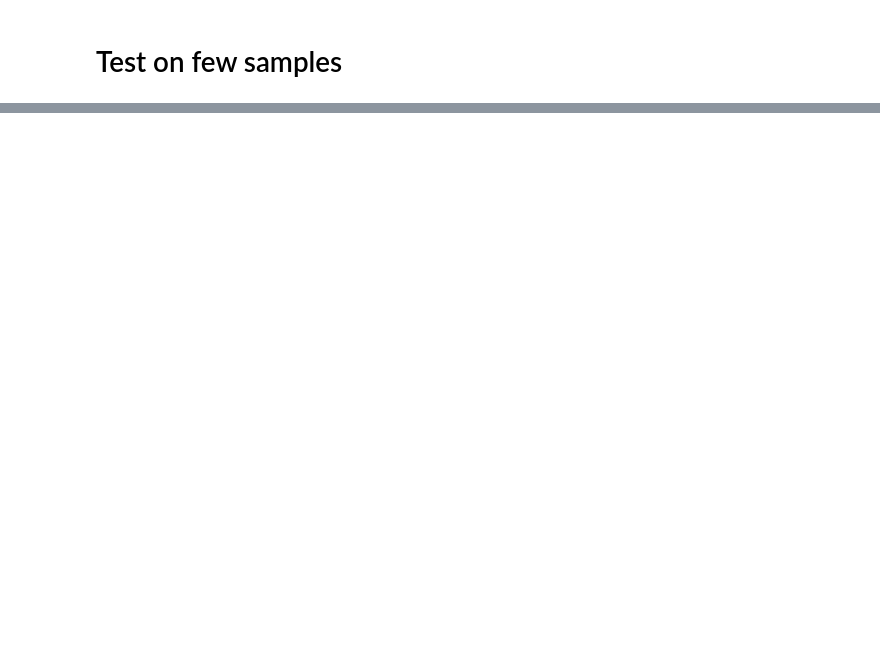
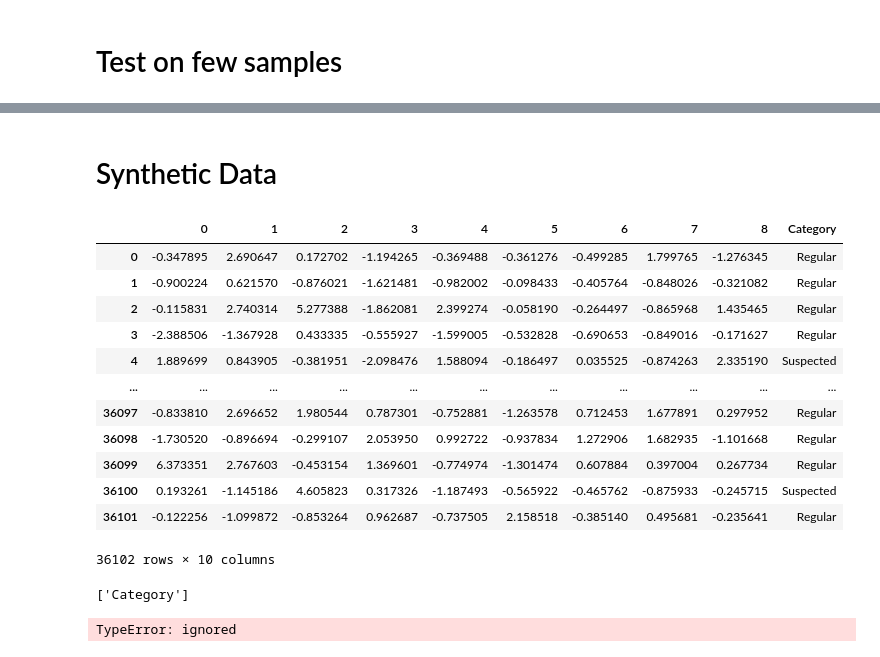
Before and after one commit to giakomorssi/Fraud-and-Delivery, a Jupyter notebook: 03_FraudDetection_noOS.ipynb, the cells around one changed output, grey strips where cells are left out. Saved outputs shown, nothing was run; the diff lists cells and outputs as text; code cells hidden in the pictures; blank space fills up the shorter version.

```diff
--- a/03_FraudDetection_noOS.ipynb
+++ b/03_FraudDetection_noOS.ipynb
@@ -374,0 +374,23 @@ print(f1_score(test_y, pred, average=None))
+# %% [markdown]
+# Synthetic Data
+# %%
+y_test.replace({0: 'Fraud', 1: 'Regular', 2: 'Suspected'}, inplace=True)
+# %%
+X_test = X_test.reset_index(drop=True)
+y_test = y_test.reset_index(drop=True)
+test = pd.concat([X_test, y_test], axis=1)
+test
+# %% [output]
+|  | 0 | 1 | 2 | 3 | 4 | 5 | 6 | 7 | 8 | Category |
+| 0 | -0.347895 | 2.690647 | 0.172702 | -1.194265 | -0.369488 | -0.361276 | -0.499285 | 1.799765 | -1.276345 | Regular |
+| 1 | -0.900224 | 0.621570 | -0.876021 | -1.621481 | -0.982002 | -0.098433 | -0.405764 | -0.848026 | -0.321082 | Regular |
+| 2 | -0.115831 | 2.740314 | 5.277388 | -1.862081 | 2.399274 | -0.058190 | -0.264497 | -0.865968 | 1.435465 | Regular |
+| 3 | -2.388506 | -1.367928 | 0.433335 | -0.555927 | -1.599005 | -0.532828 | -0.690653 | -0.849016 | -0.171627 | Regular |
+| 4 | 1.889699 | 0.843905 | -0.381951 | -2.098476 | 1.588094 | -0.186497 | 0.035525 | -0.874263 | 2.335190 | Suspected |
+| ... | ... | ... | ... | ... | ... | ... | ... | ... | ... | ... |
+| 36097 | -0.833810 | 2.696652 | 1.980544 | 0.787301 | -0.752881 | -1.263578 | 0.712453 | 1.677891 | 0.297952 | Regular |
+| 36098 | -1.730520 | -0.896694 | -0.299107 | 2.053950 | 0.992722 | -0.937834 | 1.272906 | 1.682935 | -1.101668 | Regular |
+| 36099 | 6.373351 | 2.767603 | -0.453154 | 1.369601 | -0.774974 | -1.301474 | 0.607884 | 0.397004 | 0.267734 | Regular |
+| 36100 | 0.193261 | -1.145186 | 4.605823 | 0.317326 | -1.187493 | -0.565922 | -0.465762 | -0.875933 | -0.245715 | Suspected |
+| 36101 | -0.122256 | -1.099872 | -0.853264 | 0.962687 | -0.737505 | 2.158518 | -0.385140 | 0.495681 | -0.235641 | Regular |
+36102 rows × 10 columns
@@ -374,0 +399,17 @@ print(f1_score(test_y, pred, average=None))
+# %%
+test.select_dtypes(exclude="number").columns.tolist()
+# %% [output]
+['Category']
+# %%
+from ctgan import CTGAN
+import pandas as pd
+
+categoricals = test.select_dtypes(exclude="number").columns.tolist()
+
+
+ctgan = CTGAN(epochs=10)
+ctgan.fit(test[:-1], categoricals)
+
+synthetic_data = ctgan.sample(len(test))
+# %% [output]
+TypeError: ignored
```
Also changed, not shown: parts of 10 cells of this notebook.
